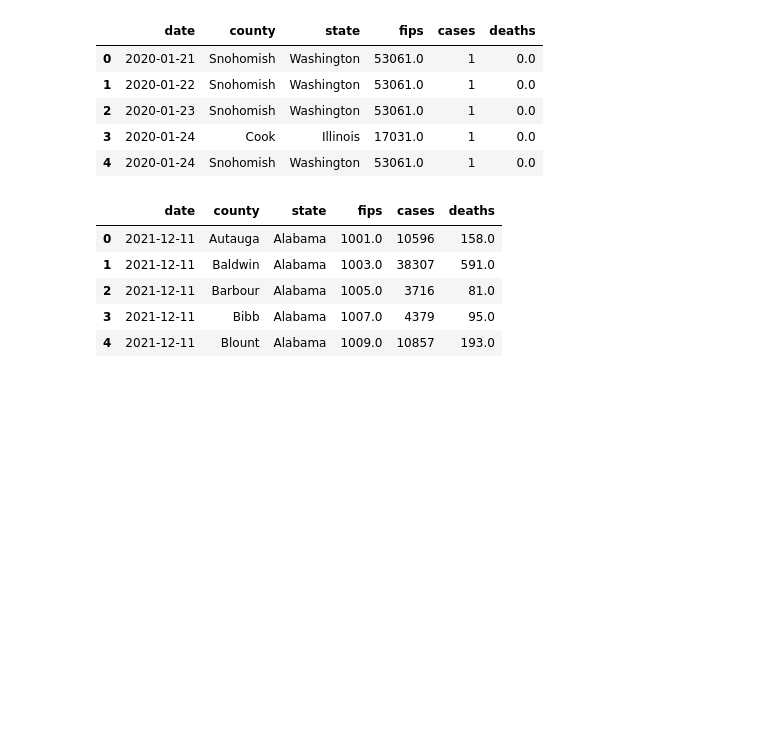
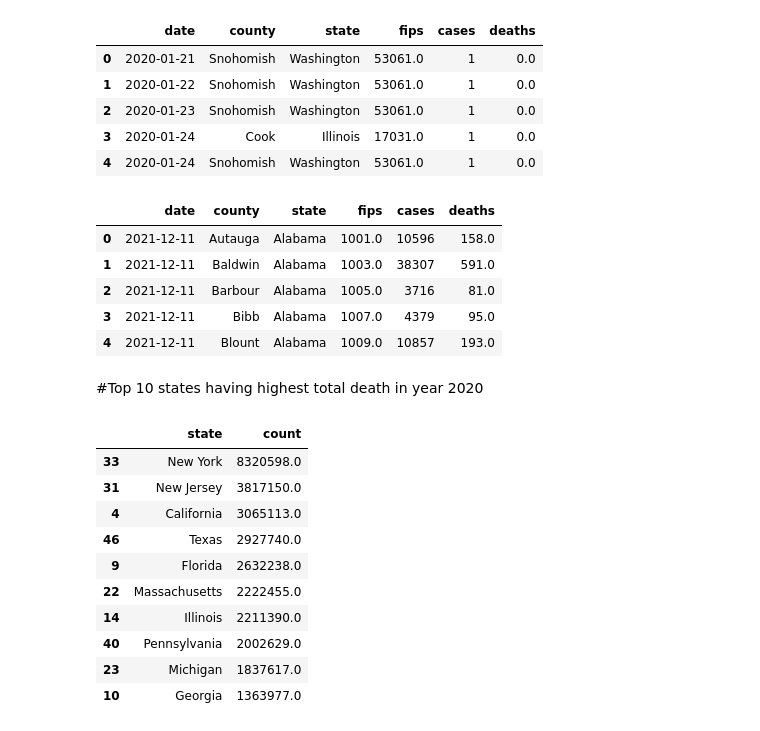
Before and after one commit to aswinudhesh/Data-Analytics, a Jupyter notebook: Corona_Vaccine.ipynb, the cells around one changed output. Saved outputs shown, nothing was run; the diff lists cells and outputs as text; code cells hidden in the pictures; blank space fills up the shorter version.

```diff
--- a/Corona_Vaccine.ipynb
+++ b/Corona_Vaccine.ipynb
@@ -12,8 +12,8 @@ import datetime
 from IPython.core.interactiveshell import InteractiveShell
 InteractiveShell.ast_node_interactivity = "all"
 # %%
-df1 = pd.read_csv('/content/drive/MyDrive/dataset/dataset_csv/dataset-covid-2/us-counties-recent.csv')
-df2 = pd.read_csv('/content/drive/MyDrive/dataset/dataset_csv/dataset-covid-2/us-counties.csv')
+df1 = pd.read_csv('/us-counties-recent.csv')
+df2 = pd.read_csv('/us-counties.csv')
 df1.head(5)
 df2.head()
 # %% [output]
@@ -39,3 +42,26 @@ df_new.head(5)
 | 2 | 2021-12-11 | Barbour | Alabama | 1005.0 | 3716 | 81.0 |
 | 3 | 2021-12-11 | Bibb | Alabama | 1007.0 | 4379 | 95.0 |
 | 4 | 2021-12-11 | Blount | Alabama | 1009.0 | 10857 | 193.0 |
+# %% [markdown]
+#Top 10 states having highest total death in year 2020
+# %%
+def getyear(row):
+  return datetime.datetime.strptime(row["date"], "%Y-%m-%d").year # Call strptime from the datetime class
+
+df_new["year"] = df_new.apply(getyear, axis=1)
+df_in2020 = df_new.where(df_new["year"] == 2020)
+df_top10 = df_in2020.groupby(["state"])["deaths"].sum().to_frame("count").reset_index()
+df_top10_2020 = df_top10.sort_values(by="count", ascending=False)
+df_top10_2020.head(10)
+# %% [output]
+|  | state | count |
+| 33 | New York | 8320598.0 |
+| 31 | New Jersey | 3817150.0 |
+| 4 | California | 3065113.0 |
+| 46 | Texas | 2927740.0 |
+| 9 | Florida | 2632238.0 |
+| 22 | Massachusetts | 2222455.0 |
+| 14 | Illinois | 2211390.0 |
+| 40 | Pennsylvania | 2002629.0 |
+| 23 | Michigan | 1837617.0 |
+| 10 | Georgia | 1363977.0 |
```
Also changed, not shown: parts of 1 cell of this notebook.
